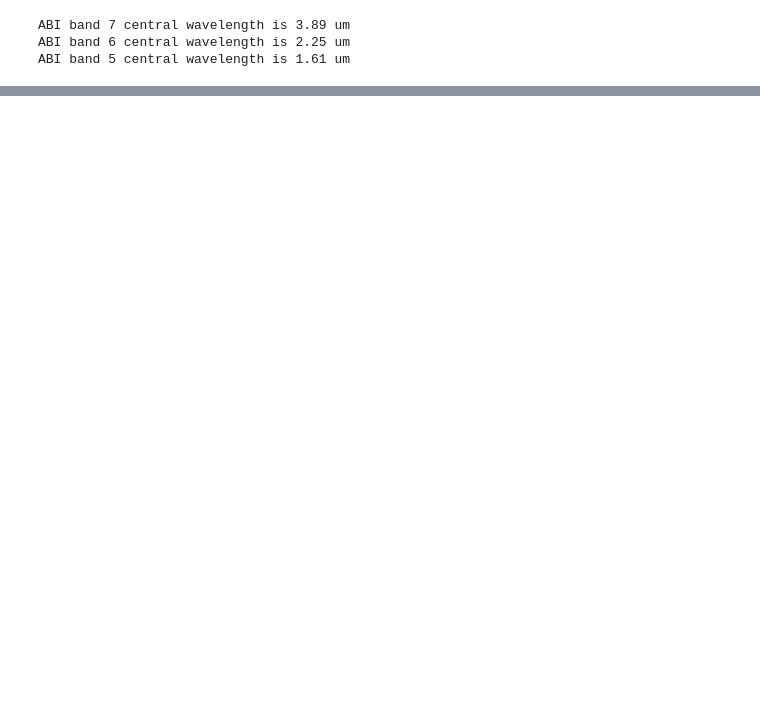
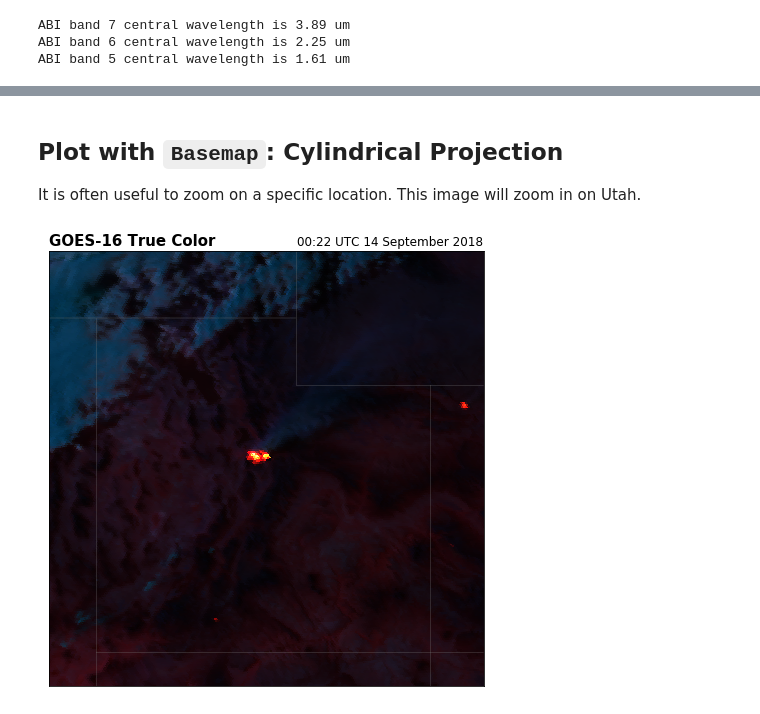
Before and after one commit to blaylockbk/pyBKB_v3, a Jupyter notebook: BB_GOES/mapping_GOES16_FireTemperature.ipynb, the cells around one changed output, grey strips where cells are left out. Saved outputs shown, nothing was run; the diff lists cells and outputs as text; code cells hidden in the pictures; blank space fills up the shorter version.

```diff
--- a/BB_GOES/mapping_GOES16_FireTemperature.ipynb
+++ b/BB_GOES/mapping_GOES16_FireTemperature.ipynb
@@ -123,0 +261,4 @@ ABI band 5 central wavelength is 1.61 um
+# %%
+# Assign the pixels showing space as a single point in the Gulf of Alaska
+lats[np.isnan(R)] = 57
+lons[np.isnan(R)] = -152
@@ -123,0 +276,12 @@ ABI band 5 central wavelength is 1.61 um
+# %%
+# Create a color tuple for pcolormesh
+
+# Don't use the last column of the RGB array or else the image will be scrambled!
+# This is the strange nature of pcolormesh.
+rgb = RGB[:,:-1,:]
+
+# Flatten the array, becuase that's what pcolormesh wants.
+colorTuple = rgb.reshape((rgb.shape[0] * rgb.shape[1]), 3)
+
+# Adding an alpha channel will plot faster, according to Stack Overflow. Not sure why.
+colorTuple = np.insert(colorTuple, 3, 1.0, axis=1)
@@ -123,0 +305,27 @@ ABI band 5 central wavelength is 1.61 um
+# %% [markdown]
+ ## Plot with `Basemap`: Cylindrical Projection
+ It is often useful to zoom on a specific location. This image will zoom in on Utah.
+# %%
+# Location of Utah
+l = {'latitude': 39.75,
+     'longitude': -111.5}
+
+# Draw zoomed map
+mZ = Basemap(resolution='i', projection='cyl', area_thresh=50000,\
+             llcrnrlon=l['longitude']-3.25, llcrnrlat=l['latitude']-3.25,\
+             urcrnrlon=l['longitude']+3.25, urcrnrlat=l['latitude']+3.25,)
+# %%
+# Now we can plot the GOES data on a zoomed in map centered over Utah.
+plt.figure(figsize=[8, 8])
+
+newmap = mZ.pcolormesh(lons, lats, R, color=colorTuple, linewidth=0, latlon=True)
+newmap.set_array(None)
+
+mZ.drawcoastlines(color='grey', linewidth=.15)
+mZ.drawcountries(color='grey', linewidth=.15)
+mZ.drawstates(color='grey', linewidth=.15)
+
+plt.title('GOES-16 True Color', loc='left', fontweight='semibold', fontsize=15);
+plt.title('%s' % scan_start.strftime('%H:%M UTC %d %B %Y'), loc='right');
+# %% [output]
+[figure, added]
```
Also changed, not shown: parts of 32 cells of this notebook.
